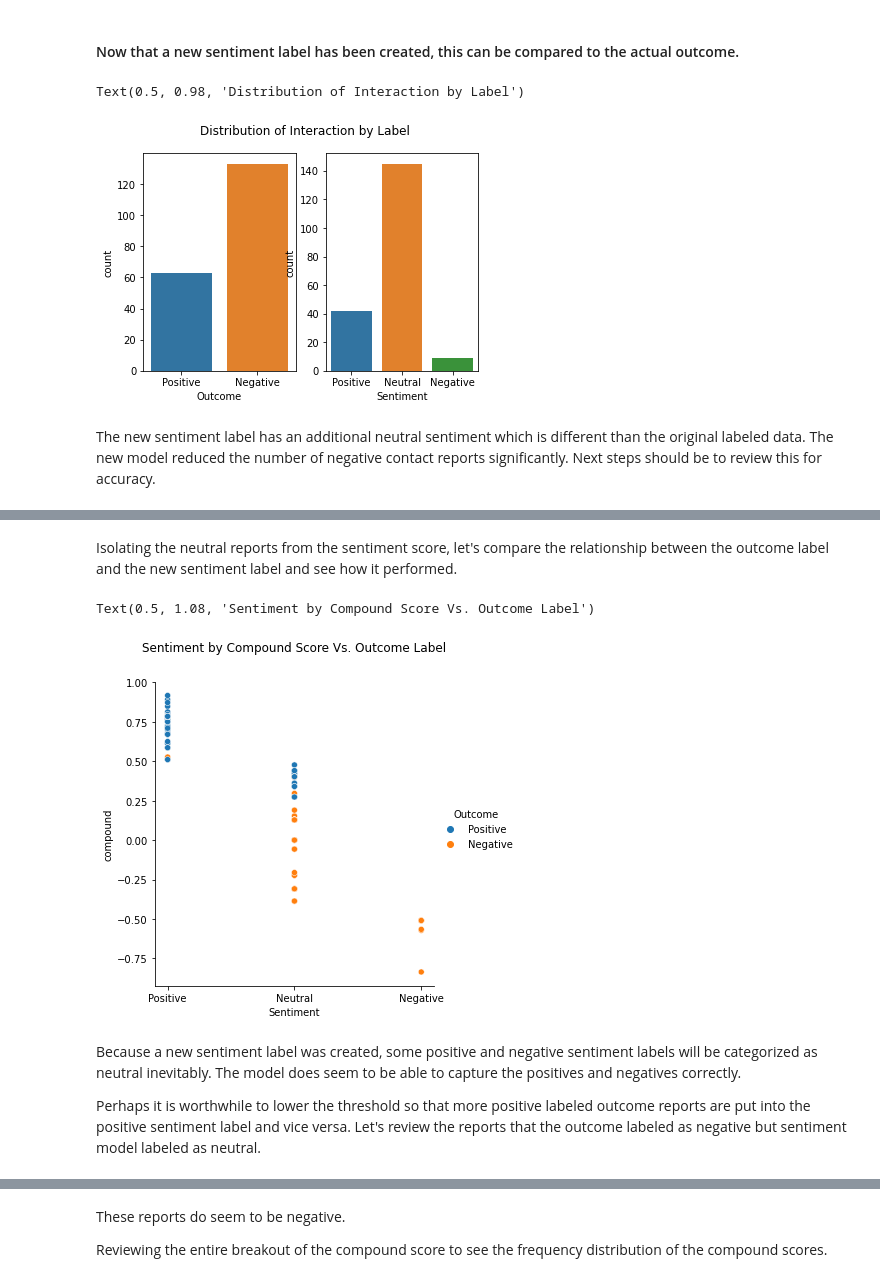
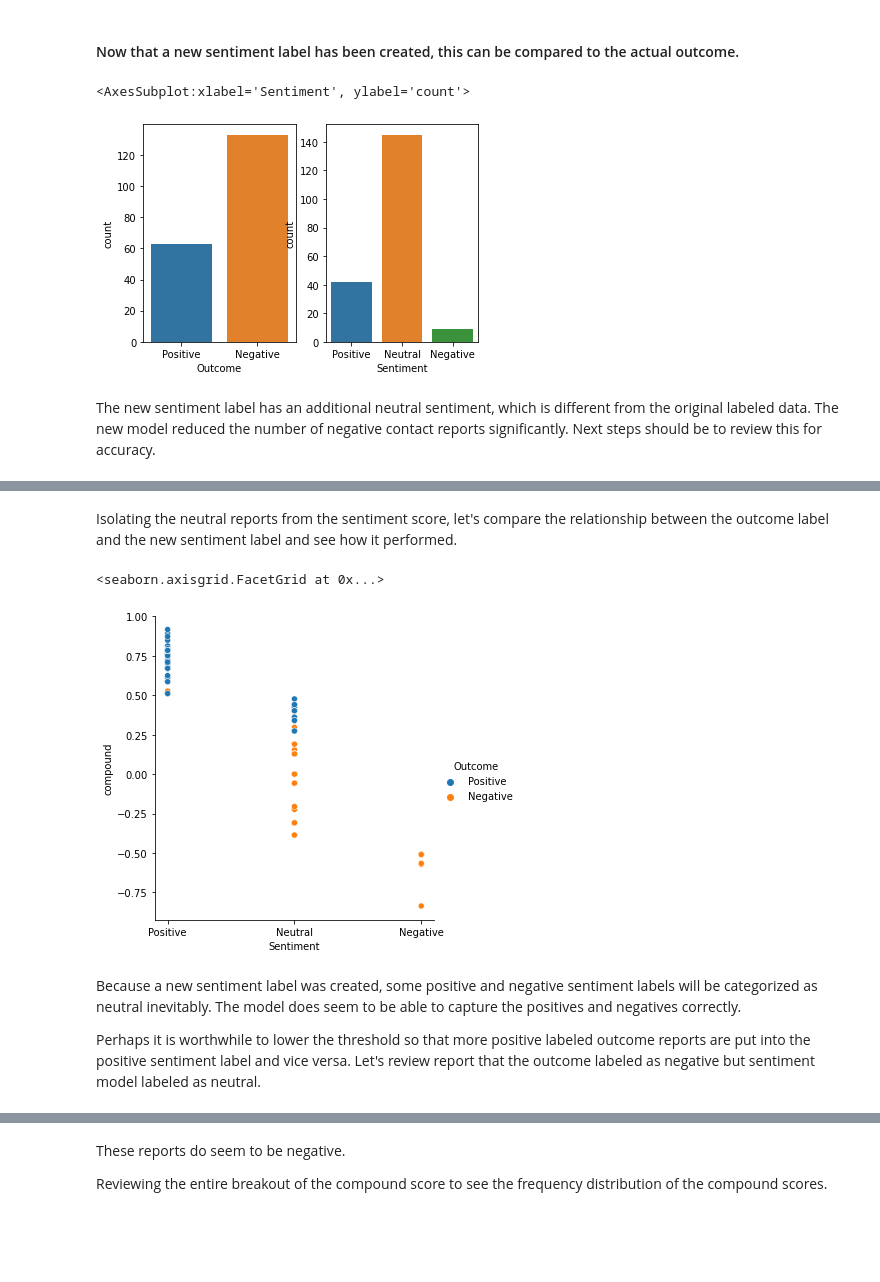
Before and after one commit to ngockle/Projects, a Jupyter notebook: Contact Report Analysis/Sentiment Analysis - Contact Reports.ipynb, the cells around one changed output, grey strips where cells are left out. Drawn from its saved outputs; the diff is of its cells as text; code cells hidden in the pictures; blank space fills up the shorter version.

```diff
--- a/Contact Report Analysis/Sentiment Analysis - Contact Reports.ipynb
+++ b/Contact Report Analysis/Sentiment Analysis - Contact Reports.ipynb
@@ -176,13 +174,12 @@ df.tail()
 # %%
 fig, ax=plt.subplots(1,2)
 sns.countplot(df['Outcome'], ax=ax[0])
 sns.countplot(df['Sentiment'], ax=ax[1])
-plt.suptitle('Distribution of Interaction by Label')
 # %% [output]
-Text(0.5, 0.98, 'Distribution of Interaction by Label')
+<AxesSubplot:xlabel='Sentiment', ylabel='count'>
-[figure, old version]
+[figure, new version]
 # %% [markdown]
-The new sentiment label has an additional neutral sentiment which is different than the original labeled data. The new model reduced the number of negative contact reports significantly. Next steps should be to review this for accuracy.
+The new sentiment label has an additional neutral sentiment, which is different from the original labeled data. The new model reduced the number of negative contact reports significantly. Next steps should be to review this for accuracy.
 # %%
 Neutral = df.loc[df['Sentiment'] == "Neutral"]
 Neutral
@@ -204,14 +201,13 @@ Neutral
 Isolating the neutral reports from the sentiment score, let's compare the relationship between the outcome label and the new sentiment label and see how it performed.
 # %%
 sns.relplot(x='Sentiment', y ="compound", hue="Outcome", data=df)
-plt.title('Sentiment by Compound Score Vs. Outcome Label', y=1.08)
 # %% [output]
-Text(0.5, 1.08, 'Sentiment by Compound Score Vs. Outcome Label')
+<seaborn.axisgrid.FacetGrid at 0x...>
-[figure, old version]
+[figure, new version]
 # %% [markdown]
 Because a new sentiment label was created, some positive and negative sentiment labels will be categorized as neutral inevitably. The model does seem to be able to capture the positives and negatives correctly.
 
-Perhaps it is worthwhile to lower the threshold so that more positive labeled outcome reports are put into the positive sentiment label and vice versa. Let's review the reports that the outcome labeled as negative but sentiment model labeled as neutral.
+Perhaps it is worthwhile to lower the threshold so that more positive labeled outcome reports are put into the positive sentiment label and vice versa. Let's review report that the outcome labeled as negative but sentiment model labeled as neutral.
 # %%
 #reviewing negative outcome with compound higher than .20
 O_N = df.loc[df['Outcome'] == "Negative"]
```
Also changed, not shown: parts of 36 cells of this notebook.
